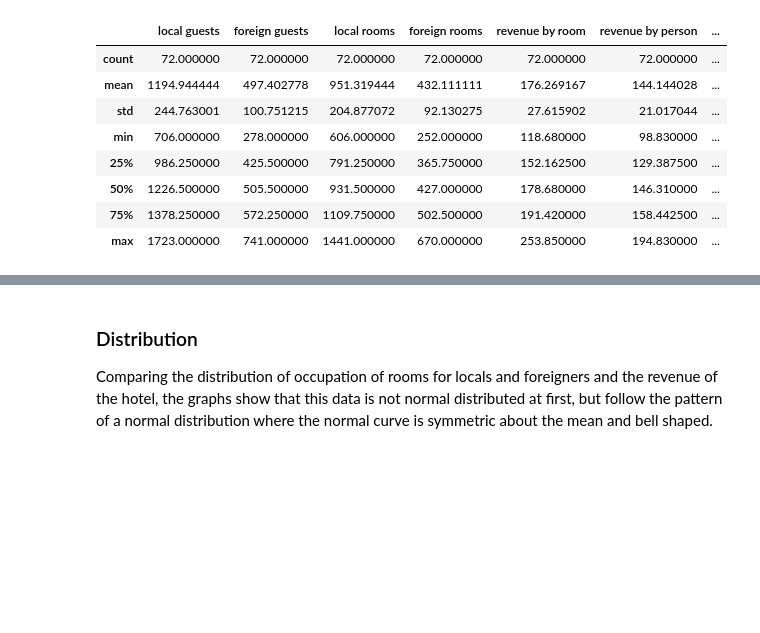
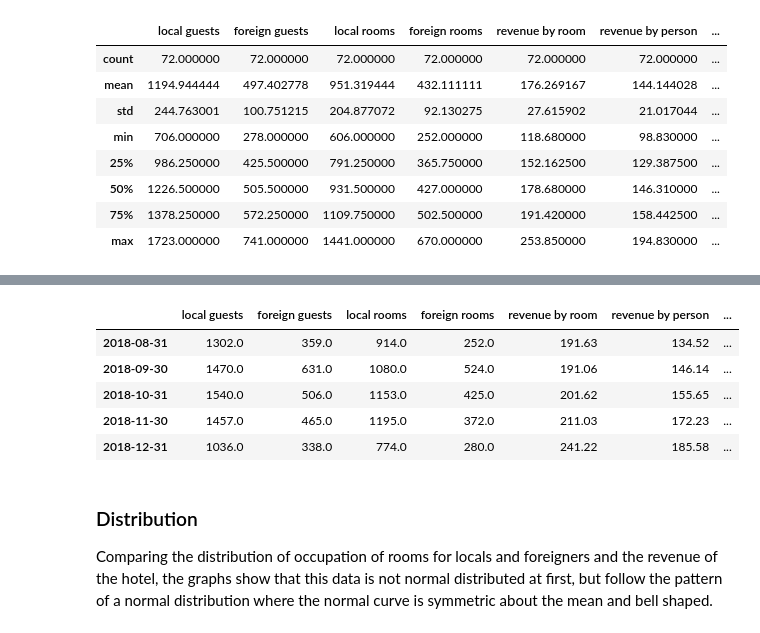
Before and after one commit to TeKraft/DS4HT-Final-Project, a Jupyter notebook: script/Project Time Series.ipynb, the cells around one changed output, grey strips where cells are left out. Cells and saved outputs as stored; diff of their text form; code cells hidden in the pictures; blank space fills up the shorter version.

```diff
--- a/script/Project Time Series.ipynb
+++ b/script/Project Time Series.ipynb
@@ -180,3 +183,12 @@ df.describe()
+# %%
+df.tail()
+# %% [output]
+|  | local guests | foreign guests | local rooms | foreign rooms | revenue by room | revenue by person | ... |
+| 2018-08-31 | 1302.0 | 359.0 | 914.0 | 252.0 | 191.63 | 134.52 | ... |
+| 2018-09-30 | 1470.0 | 631.0 | 1080.0 | 524.0 | 191.06 | 146.14 | ... |
+| 2018-10-31 | 1540.0 | 506.0 | 1153.0 | 425.0 | 201.62 | 155.65 | ... |
+| 2018-11-30 | 1457.0 | 465.0 | 1195.0 | 372.0 | 211.03 | 172.23 | ... |
+| 2018-12-31 | 1036.0 | 338.0 | 774.0 | 280.0 | 241.22 | 185.58 | ... |
 # %% [markdown]
 ### Distribution
 
```
Also changed, not shown: parts of 9 cells of this notebook.
